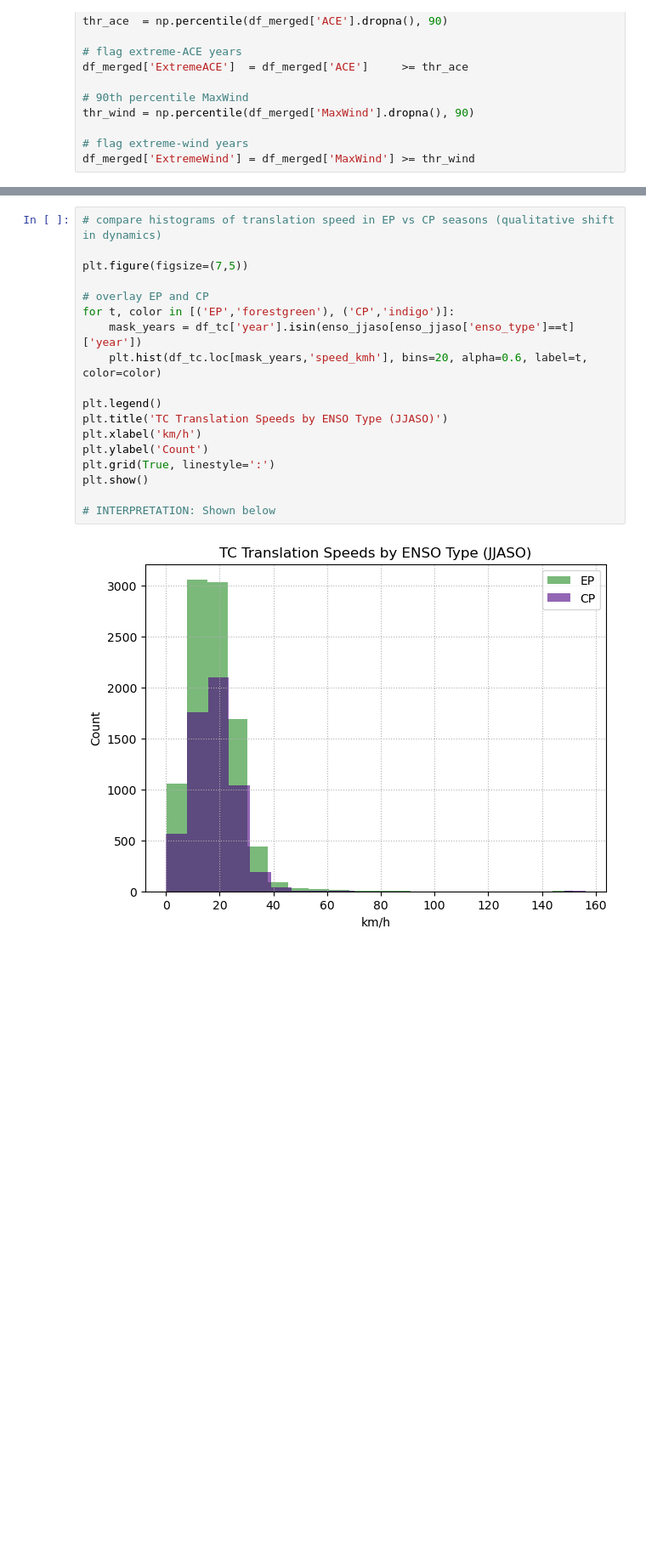
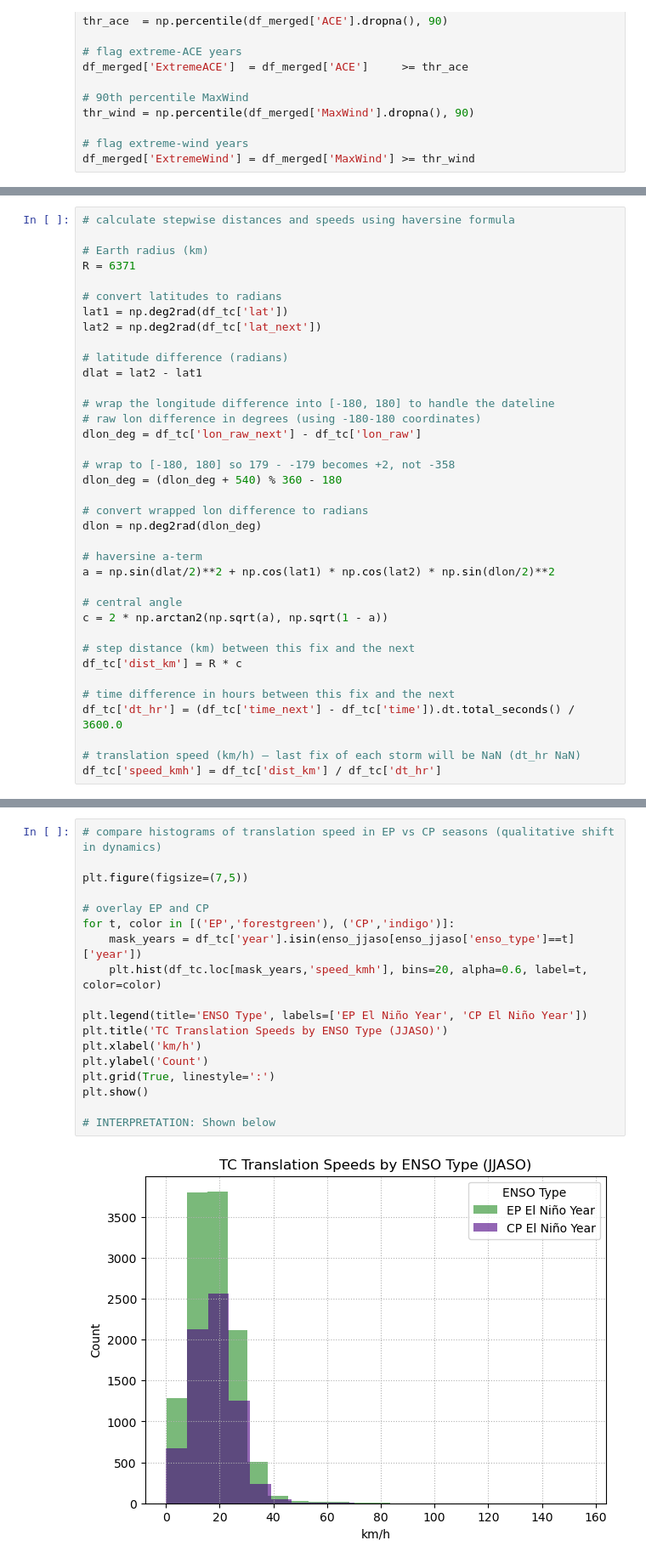
Before and after one commit to erinsatmosphere/ATMS_596_Final, a Jupyter notebook: ATMS_596_Final.ipynb, the cells around one changed output, grey strips where cells are left out. Shown at 85% size. Cells and saved outputs as stored; diff of their text form; blank space fills up the shorter version.

```diff
--- a/ATMS_596_Final.ipynb
+++ b/ATMS_596_Final.ipynb
@@ -1901,0 +2033,37 @@ df_tc.describe()
+# %%
+# calculate stepwise distances and speeds using haversine formula
+
+# Earth radius (km)
+R = 6371
+
+# convert latitudes to radians
+lat1 = np.deg2rad(df_tc['lat'])
+lat2 = np.deg2rad(df_tc['lat_next'])
+
+# latitude difference (radians)
+dlat = lat2 - lat1
+
+# wrap the longitude difference into [-180, 180] to handle the dateline
+# raw lon difference in degrees (using -180-180 coordinates)
+dlon_deg = df_tc['lon_raw_next'] - df_tc['lon_raw']
+
+# wrap to [-180, 180] so 179 - -179 becomes +2, not -358
+dlon_deg = (dlon_deg + 540) % 360 - 180
+
+# convert wrapped lon difference to radians
+dlon = np.deg2rad(dlon_deg)
+
+# haversine a-term
+a = np.sin(dlat/2)**2 + np.cos(lat1) * np.cos(lat2) * np.sin(dlon/2)**2
+
+# central angle
+c = 2 * np.arctan2(np.sqrt(a), np.sqrt(1 - a))
+
+# step distance (km) between this fix and the next
+df_tc['dist_km'] = R * c
+
+# time difference in hours between this fix and the next
+df_tc['dt_hr'] = (df_tc['time_next'] - df_tc['time']).dt.total_seconds() / 3600.0
+
+# translation speed (km/h) – last fix of each storm will be NaN (dt_hr NaN)
+df_tc['speed_kmh'] = df_tc['dist_km'] / df_tc['dt_hr']
@@ -1902,20 +2106,20 @@ df_tc.describe()
 # %%
 # compare histograms of translation speed in EP vs CP seasons (qualitative shift in dynamics)
 
 plt.figure(figsize=(7,5))
 
 # overlay EP and CP
 for t, color in [('EP','forestgreen'), ('CP','indigo')]:
     mask_years = df_tc['year'].isin(enso_jjaso[enso_jjaso['enso_type']==t]['year'])
     plt.hist(df_tc.loc[mask_years,'speed_kmh'], bins=20, alpha=0.6, label=t, color=color)
 
-plt.legend()
+plt.legend(title='ENSO Type', labels=['EP El Niño Year', 'CP El Niño Year'])
 plt.title('TC Translation Speeds by ENSO Type (JJASO)')
 plt.xlabel('km/h')
 plt.ylabel('Count')
 plt.grid(True, linestyle=':')
 plt.show()
 
 # INTERPRETATION: Shown below
 # %% [output]
-[figure, old version]
+[figure, new version]
```
Also changed, not shown: parts of 61 cells of this notebook, 2 other files.
